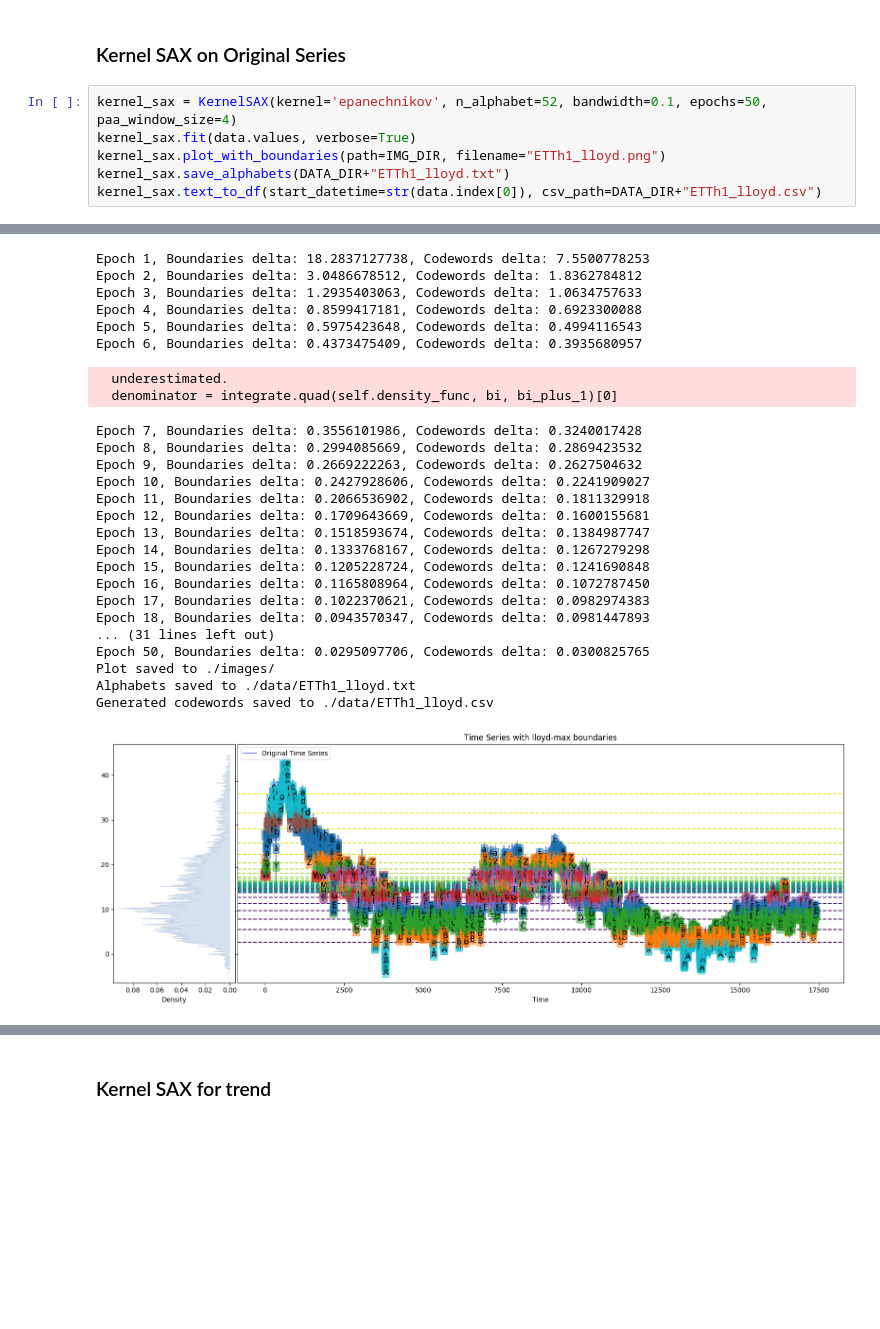
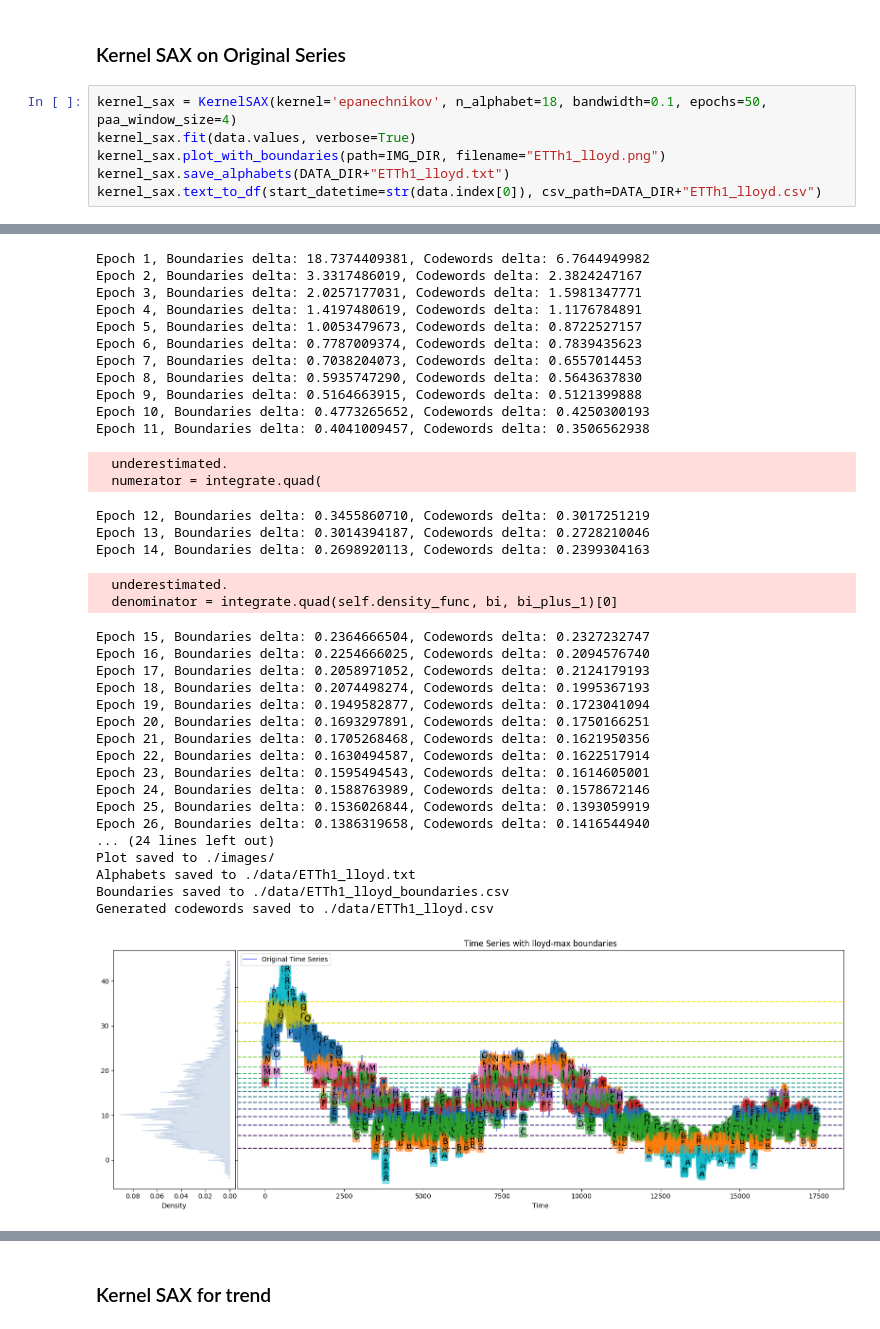
Before and after one commit to Dhanunjaya-Elluri/master-thesis, a Jupyter notebook: transformer.ipynb, the cells around one changed output, grey strips where cells are left out. Saved outputs shown, nothing was run; the diff lists cells and outputs as text; blank space fills up the shorter version.

```diff
--- a/transformer.ipynb
+++ b/transformer.ipynb
@@ -94,7 +93,7 @@ plt.plot(seasonal)
 # %% [markdown]
 ### Kernel SAX on Original Series
 # %%
-kernel_sax = KernelSAX(kernel='epanechnikov', n_alphabet=52, bandwidth=0.1, epochs=50, paa_window_size=4)
+kernel_sax = KernelSAX(kernel='epanechnikov', n_alphabet=18, bandwidth=0.1, epochs=50, paa_window_size=4)
 kernel_sax.fit(data.values, verbose=True)
 kernel_sax.plot_with_boundaries(path=IMG_DIR, filename="ETTh1_lloyd.png")
 kernel_sax.save_alphabets(DATA_DIR+"ETTh1_lloyd.txt")
@@ -115,26 +112,36 @@ kernel_sax.text_to_df(start_datetime=str(data.index[0]), csv_path=DATA_DIR+"ETTh
-Epoch 1, Boundaries delta: 18.2837127738, Codewords delta: 7.5500778253
-Epoch 2, Boundaries delta: 3.0486678512, Codewords delta: 1.8362784812
-Epoch 3, Boundaries delta: 1.2935403063, Codewords delta: 1.0634757633
-Epoch 4, Boundaries delta: 0.8599417181, Codewords delta: 0.6923300088
-Epoch 5, Boundaries delta: 0.5975423648, Codewords delta: 0.4994116543
-Epoch 6, Boundaries delta: 0.4373475409, Codewords delta: 0.3935680957
+Epoch 1, Boundaries delta: 18.7374409381, Codewords delta: 6.7644949982
+Epoch 2, Boundaries delta: 3.3317486019, Codewords delta: 2.3824247167
+Epoch 3, Boundaries delta: 2.0257177031, Codewords delta: 1.5981347771
+Epoch 4, Boundaries delta: 1.4197480619, Codewords delta: 1.1176784891
+Epoch 5, Boundaries delta: 1.0053479673, Codewords delta: 0.8722527157
+Epoch 6, Boundaries delta: 0.7787009374, Codewords delta: 0.7839435623
+Epoch 7, Boundaries delta: 0.7038204073, Codewords delta: 0.6557014453
+Epoch 8, Boundaries delta: 0.5935747290, Codewords delta: 0.5643637830
+Epoch 9, Boundaries delta: 0.5164663915, Codewords delta: 0.5121399888
+Epoch 10, Boundaries delta: 0.4773265652, Codewords delta: 0.4250300193
+Epoch 11, Boundaries delta: 0.4041009457, Codewords delta: 0.3506562938
   underestimated.
-  denominator = integrate.quad(self.density_func, bi, bi_plus_1)[0]
+  numerator = integrate.quad(
-Epoch 7, Boundaries delta: 0.3556101986, Codewords delta: 0.3240017428
-Epoch 8, Boundaries delta: 0.2994085669, Codewords delta: 0.2869423532
-Epoch 9, Boundaries delta: 0.2669222263, Codewords delta: 0.2627504632
-Epoch 10, Boundaries delta: 0.2427928606, Codewords delta: 0.2241909027
-Epoch 11, Boundaries delta: 0.2066536902, Codewords delta: 0.1811329918
-Epoch 12, Boundaries delta: 0.1709643669, Codewords delta: 0.1600155681
-Epoch 13, Boundaries delta: 0.1518593674, Codewords delta: 0.1384987747
-Epoch 14, Boundaries delta: 0.1333768167, Codewords delta: 0.1267279298
-Epoch 15, Boundaries delta: 0.1205228724, Codewords delta: 0.1241690848
-Epoch 16, Boundaries delta: 0.1165808964, Codewords delta: 0.1072787450
-Epoch 17, Boundaries delta: 0.1022370621, Codewords delta: 0.0982974383
-Epoch 18, Boundaries delta: 0.0943570347, Codewords delta: 0.0981447893
-... (31 lines left out)
-Epoch 50, Boundaries delta: 0.0295097706, Codewords delta: 0.0300825765
-Plot saved to ./images/
-Alphabets saved to ./data/ETTh1_lloyd.txt
-Generated codewords saved to ./data/ETTh1_lloyd.csv
+Epoch 12, Boundaries delta: 0.3455860710, Codewords delta: 0.3017251219
+Epoch 13, Boundaries delta: 0.3014394187, Codewords delta: 0.2728210046
+Epoch 14, Boundaries delta: 0.2698920113, Codewords delta: 0.2399304163
+  underestimated.
+  denominator = integrate.quad(self.density_func, bi, bi_plus_1)[0]
+Epoch 15, Boundaries delta: 0.2364666504, Codewords delta: 0.2327232747
+Epoch 16, Boundaries delta: 0.2254666025, Codewords delta: 0.2094576740
+Epoch 17, Boundaries delta: 0.2058971052, Codewords delta: 0.2124179193
+Epoch 18, Boundaries delta: 0.2074498274, Codewords delta: 0.1995367193
+Epoch 19, Boundaries delta: 0.1949582877, Codewords delta: 0.1723041094
+Epoch 20, Boundaries delta: 0.1693297891, Codewords delta: 0.1750166251
+Epoch 21, Boundaries delta: 0.1705268468, Codewords delta: 0.1621950356
+Epoch 22, Boundaries delta: 0.1630494587, Codewords delta: 0.1622517914
+Epoch 23, Boundaries delta: 0.1595494543, Codewords delta: 0.1614605001
+Epoch 24, Boundaries delta: 0.1588763989, Codewords delta: 0.1578672146
+Epoch 25, Boundaries delta: 0.1536026844, Codewords delta: 0.1393059919
+Epoch 26, Boundaries delta: 0.1386319658, Codewords delta: 0.1416544940
+... (24 lines left out)
+Plot saved to ./images/
+Alphabets saved to ./data/ETTh1_lloyd.txt
+Boundaries saved to ./data/ETTh1_lloyd_boundaries.csv
+Generated codewords saved to ./data/ETTh1_lloyd.csv
-[figure, old version]
+[figure, new version]
```
Also changed, not shown: parts of 5 cells of this notebook, 13 other files.
